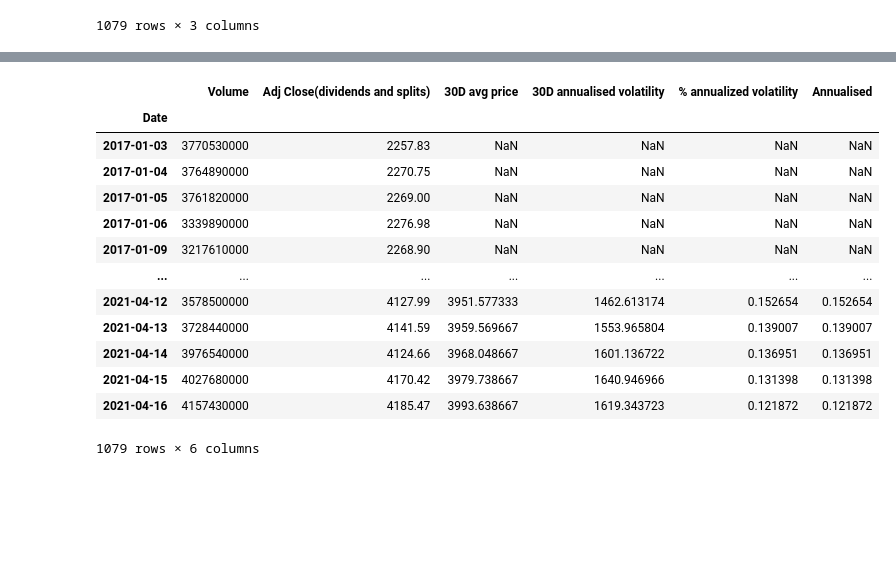
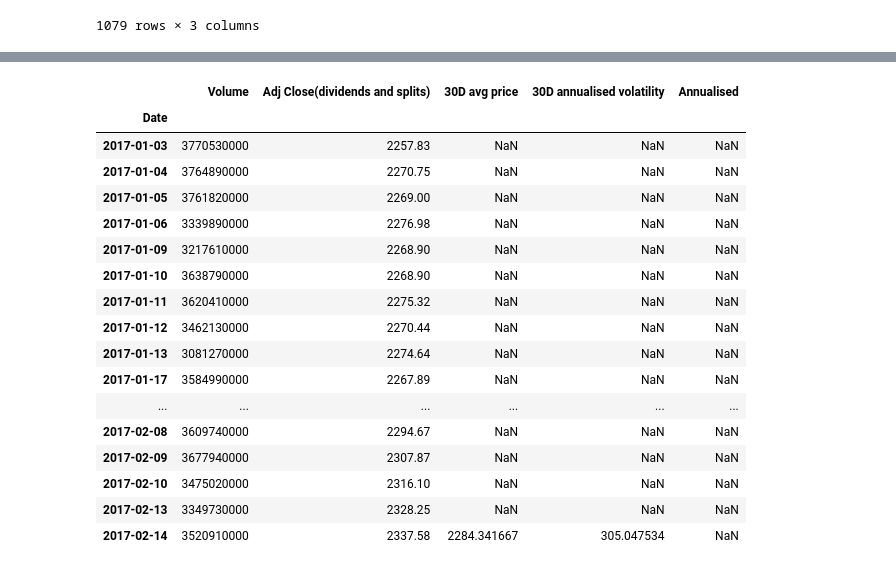
Before and after one commit to hoestlund/thesis, a Jupyter notebook: data_wrangling/sp500.ipynb, the cells around one changed output, grey strips where cells are left out. Drawn from its saved outputs; the diff is of its cells as text; code cells hidden in the pictures; blank space fills up the shorter version.

```diff
--- a/data_wrangling/sp500.ipynb
+++ b/data_wrangling/sp500.ipynb
@@ -203,17 +206,21 @@ market_action['Annualised'] =  returns['Formatted Change'].rolling(30).std() * (
 # %%
-market_action
+market_action.iloc[:30]
 # %% [output]
-|  | Volume | Adj Close(dividends and splits) | 30D avg price | 30D annualised volatility | % annualized volatility | Annualised |
-| Date |  |  |  |  |  |  |
-| 2017-01-03 | 3770530000 | 2257.83 | NaN | NaN | NaN | NaN |
-| 2017-01-04 | 3764890000 | 2270.75 | NaN | NaN | NaN | NaN |
-| 2017-01-05 | 3761820000 | 2269.00 | NaN | NaN | NaN | NaN |
-| 2017-01-06 | 3339890000 | 2276.98 | NaN | NaN | NaN | NaN |
-| 2017-01-09 | 3217610000 | 2268.90 | NaN | NaN | NaN | NaN |
-| ... | ... | ... | ... | ... | ... | ... |
-| 2021-04-12 | 3578500000 | 4127.99 | 3951.577333 | 1462.613174 | 0.152654 | 0.152654 |
-| 2021-04-13 | 3728440000 | 4141.59 | 3959.569667 | 1553.965804 | 0.139007 | 0.139007 |
-| 2021-04-14 | 3976540000 | 4124.66 | 3968.048667 | 1601.136722 | 0.136951 | 0.136951 |
-| 2021-04-15 | 4027680000 | 4170.42 | 3979.738667 | 1640.946966 | 0.131398 | 0.131398 |
-| 2021-04-16 | 4157430000 | 4185.47 | 3993.638667 | 1619.343723 | 0.121872 | 0.121872 |
+|  | Volume | Adj Close(dividends and splits) | 30D avg price | 30D annualised volatility | Annualised |
+| Date |  |  |  |  |  |
+| 2017-01-03 | 3770530000 | 2257.83 | NaN | NaN | NaN |
+| 2017-01-04 | 3764890000 | 2270.75 | NaN | NaN | NaN |
+| 2017-01-05 | 3761820000 | 2269.00 | NaN | NaN | NaN |
+| 2017-01-06 | 3339890000 | 2276.98 | NaN | NaN | NaN |
+| 2017-01-09 | 3217610000 | 2268.90 | NaN | NaN | NaN |
+| 2017-01-10 | 3638790000 | 2268.90 | NaN | NaN | NaN |
+| 2017-01-11 | 3620410000 | 2275.32 | NaN | NaN | NaN |
+| 2017-01-12 | 3462130000 | 2270.44 | NaN | NaN | NaN |
+| 2017-01-13 | 3081270000 | 2274.64 | NaN | NaN | NaN |
+| 2017-01-17 | 3584990000 | 2267.89 | NaN | NaN | NaN |
+| ... | ... | ... | ... | ... | ... |
+| 2017-02-08 | 3609740000 | 2294.67 | NaN | NaN | NaN |
+| 2017-02-09 | 3677940000 | 2307.87 | NaN | NaN | NaN |
+| 2017-02-10 | 3475020000 | 2316.10 | NaN | NaN | NaN |
+| 2017-02-13 | 3349730000 | 2328.25 | NaN | NaN | NaN |
+| 2017-02-14 | 3520910000 | 2337.58 | 2284.341667 | 305.047534 | NaN |
-1079 rows × 6 columns
```
Also changed, not shown: parts of 8 cells of this notebook, 1 other file.
